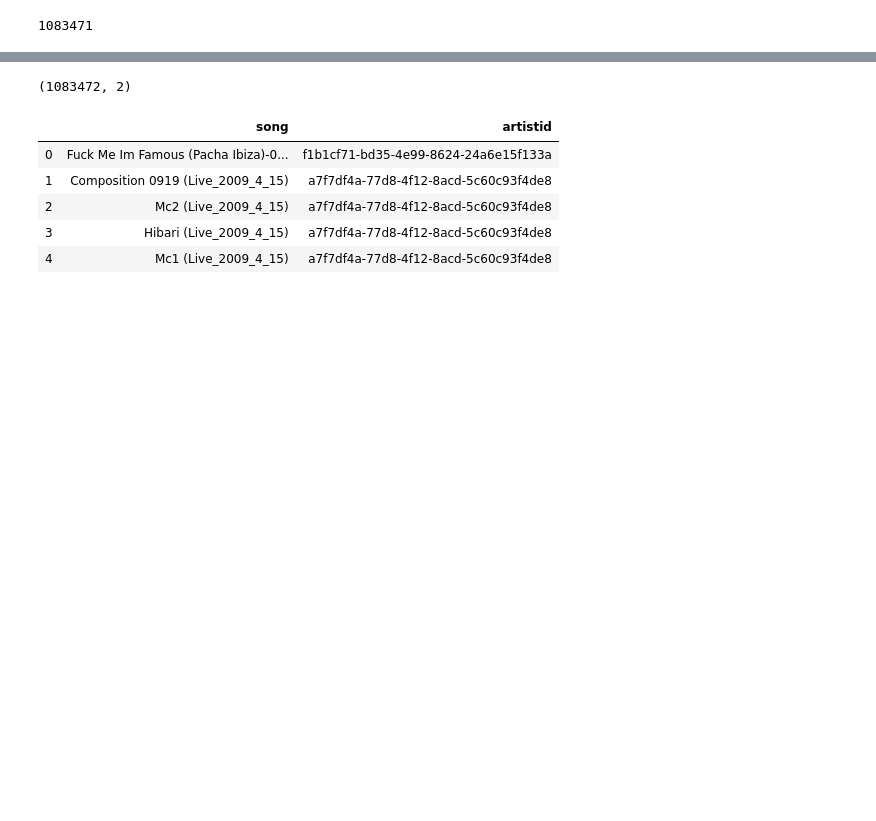
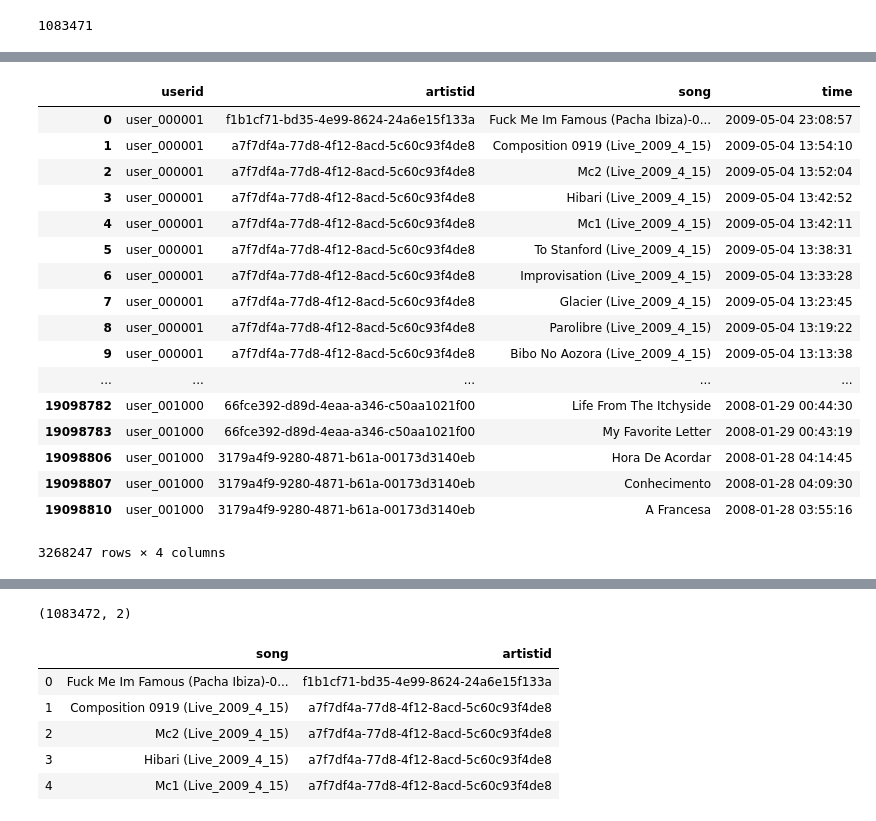
Before and after one commit to hemangbehl/Time-Aware-Music-Recommedation-System-Lastfm, a Jupyter notebook: LastFm Exploration.ipynb, the cells around one changed output, grey strips where cells are left out. Cells and saved outputs as stored; diff of their text form; code cells hidden in the pictures; blank space fills up the shorter version.

```diff
--- a/LastFm Exploration.ipynb
+++ b/LastFm Exploration.ipynb
@@ -155,4 +115,27 @@ len of set : 5095
 # %%
 df_songs_heard_10_users = user_songs_df.groupby("song").filter(lambda x: get_song_unique_count(x['userid'])>10)
+# %%
+df_songs_heard_10_users = user_songs_df.groupby("song")
+# %%
+df_songs_heard_10_users.head()
+# %% [output]
+|  | userid | artistid | song | time |
+| 0 | user_000001 | f1b1cf71-bd35-4e99-8624-24a6e15f133a | Fuck Me Im Famous (Pacha Ibiza)-0... | 2009-05-04 23:08:57 |
+| 1 | user_000001 | a7f7df4a-77d8-4f12-8acd-5c60c93f4de8 | Composition 0919 (Live_2009_4_15) | 2009-05-04 13:54:10 |
+| 2 | user_000001 | a7f7df4a-77d8-4f12-8acd-5c60c93f4de8 | Mc2 (Live_2009_4_15) | 2009-05-04 13:52:04 |
+| 3 | user_000001 | a7f7df4a-77d8-4f12-8acd-5c60c93f4de8 | Hibari (Live_2009_4_15) | 2009-05-04 13:42:52 |
+| 4 | user_000001 | a7f7df4a-77d8-4f12-8acd-5c60c93f4de8 | Mc1 (Live_2009_4_15) | 2009-05-04 13:42:11 |
+| 5 | user_000001 | a7f7df4a-77d8-4f12-8acd-5c60c93f4de8 | To Stanford (Live_2009_4_15) | 2009-05-04 13:38:31 |
+| 6 | user_000001 | a7f7df4a-77d8-4f12-8acd-5c60c93f4de8 | Improvisation (Live_2009_4_15) | 2009-05-04 13:33:28 |
+| 7 | user_000001 | a7f7df4a-77d8-4f12-8acd-5c60c93f4de8 | Glacier (Live_2009_4_15) | 2009-05-04 13:23:45 |
+| 8 | user_000001 | a7f7df4a-77d8-4f12-8acd-5c60c93f4de8 | Parolibre (Live_2009_4_15) | 2009-05-04 13:19:22 |
+| 9 | user_000001 | a7f7df4a-77d8-4f12-8acd-5c60c93f4de8 | Bibo No Aozora (Live_2009_4_15) | 2009-05-04 13:13:38 |
+| ... | ... | ... | ... | ... |
+| 19098782 | user_001000 | 66fce392-d89d-4eaa-a346-c50aa1021f00 | Life From The Itchyside | 2008-01-29 00:44:30 |
+| 19098783 | user_001000 | 66fce392-d89d-4eaa-a346-c50aa1021f00 | My Favorite Letter | 2008-01-29 00:43:19 |
+| 19098806 | user_001000 | 3179a4f9-9280-4871-b61a-00173d3140eb | Hora De Acordar | 2008-01-28 04:14:45 |
+| 19098807 | user_001000 | 3179a4f9-9280-4871-b61a-00173d3140eb | Conhecimento | 2008-01-28 04:09:30 |
+| 19098810 | user_001000 | 3179a4f9-9280-4871-b61a-00173d3140eb | A Francesa | 2008-01-28 03:55:16 |
+3268247 rows × 4 columns
 # %%
 df_songs_heard_10_users['song'].nunique()
```
Also changed, not shown: parts of 28 cells of this notebook.
